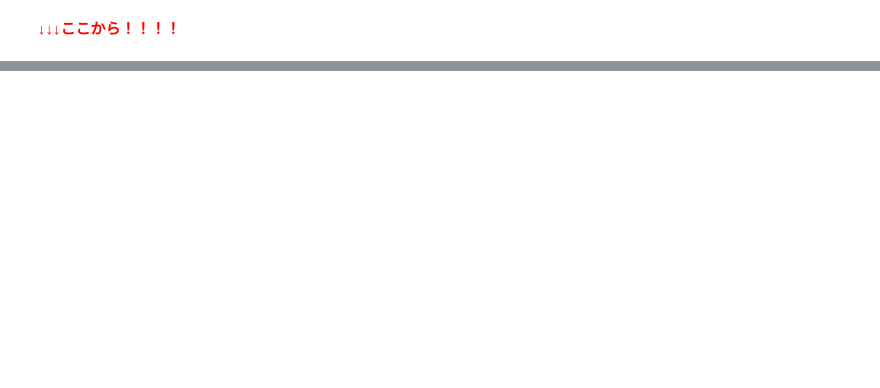
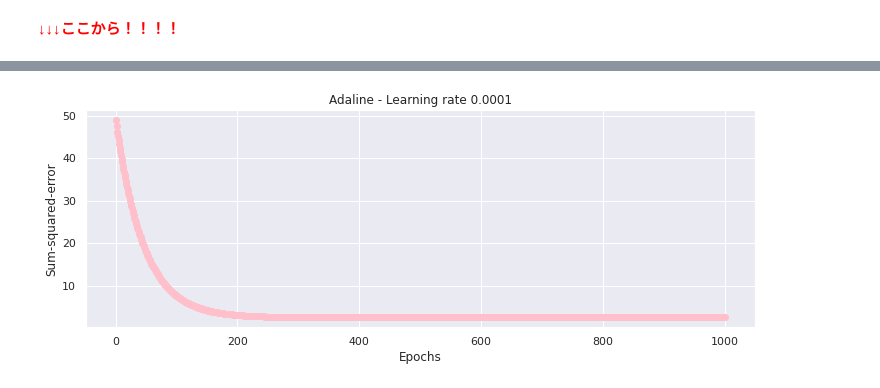
Before and after one commit to sota0121/datascience-exercise, a Jupyter notebook: ml-basic/python-ml-book_00.ipynb, the cells around one changed output, grey strips where cells are left out. Cells and saved outputs as stored; diff of their text form; code cells hidden in the pictures; blank space fills up the shorter version.

```diff
--- a/ml-basic/python-ml-book_00.ipynb
+++ b/ml-basic/python-ml-book_00.ipynb
@@ -400,0 +602,14 @@ Text(0, 0.5, 'Number of updates')
+# %%
+# ちなみに、学習率を0.0001にした時、エポック何回ぐらい回せばいいのだろう？　→　200回ぐらい
+fig, ax = plt.subplots(nrows=1, ncols=1, figsize=(12, 4))
+
+ada3 = AdalineGD(n_iter=1000, eta=0.0001).fit(X, y)
+ax.plot(range(1, len(ada3.cost_) + 1), ada3.cost_, marker='o', color='pink')
+ax.set_xlabel('Epochs')
+ax.set_ylabel('Sum-squared-error')
+ax.set_title('Adaline - Learning rate 0.0001')
+
+# plt.savefig('images/02_11.png', dpi=300)
+plt.show()
+# %% [output]
+[figure, added]
```
Also changed, not shown: parts of 22 cells of this notebook.
